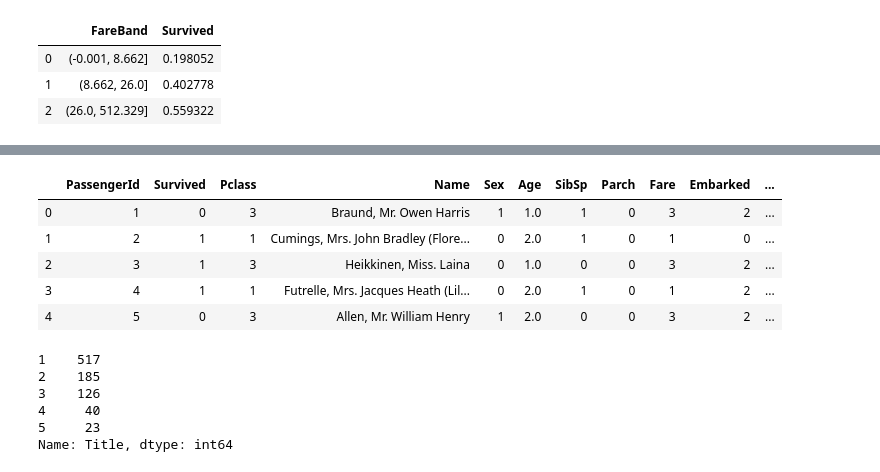
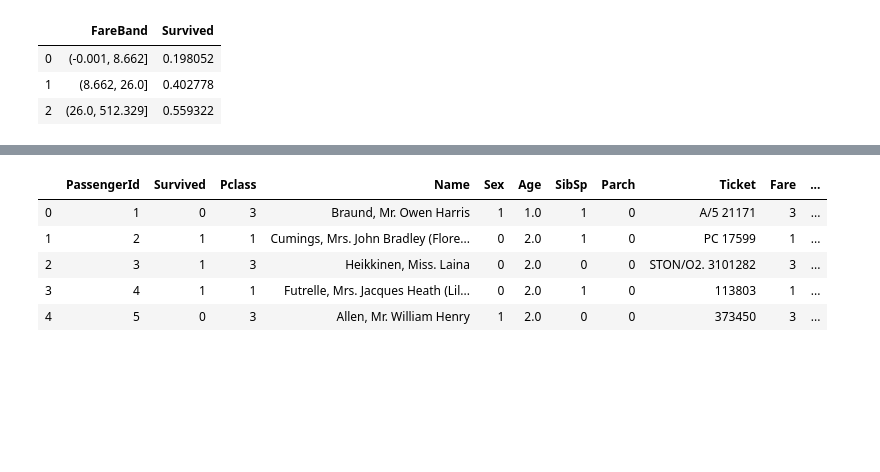
Before and after one commit to henriquebferreira/titanic-kaggle, a Jupyter notebook: predicting-titanic-survivors.ipynb, the cells around one changed output, grey strips where cells are left out. Cells and saved outputs as stored; diff of their text form; code cells hidden in the pictures; blank space fills up the shorter version.

```diff
--- a/predicting-titanic-survivors.ipynb
+++ b/predicting-titanic-survivors.ipynb
@@ -172,7 +114,0 @@ data_train[['Pclass', 'Survived']].groupby(['Pclass'], as_index=False).mean().so
-# %%
-for data in data_train_test:
-    data['Embarked'].fillna(data['Embarked'].mode()[0], inplace = True)
-    data['Age'].fillna(data['Age'].median(), inplace = True)
-    data['Fare'].fillna(data['Fare'].median(), inplace = True)
-
-    data.info()
@@ -196,0 +185,6 @@ memory usage: 29.5+ KB
+# %%
+for data in data_train_test:
+    data['TicketType'] = data.Ticket.str.split(" ", 1, expand=False).str.get(0)
+
+print(data_train['TicketType'].value_counts())
+print("Unique ticket types: ", data_train['TicketType'].nunique())
@@ -237,7 +250,5 @@ data_train[['Title', 'Survived']].groupby(['Title'], as_index=False).mean()
 # %%
-title_mapping = {"Mr": 1, "Miss": 2, "Mrs": 3, "Master": 4, "Rare": 5}
+title_mapping = {"Master": 0, "Miss": 1, "Mr": 2, "Mrs": 3, "Rare": 4}
 for data in data_train_test:
     data['Title'] = data['Title'].map(title_mapping)
-    data['Title'] = data['Title'].fillna(0)
-
-data_train.head()
+    data['Title'] = data['Title'].fillna(0)  # review this fillna 0
@@ -316,7 +349,7 @@ data_train.head(10)
 # %%
 # New feature called SocialStatus = Fare * Pclass
 for data in data_train_test:
-    data['SocialStatus'] = data.Pclass * data.Fare
+    data['SocialStatus'] = data.Pclass + data.Fare
 
     #Discrete variables
     data['FamilySize'] = data ['SibSp'] + data['Parch'] + 1
@@ -358,28 +390,19 @@ data_train[['AgeBand', 'Survived']].groupby(['AgeBand'], as_index=False).mean().
 | 4 | (64.084, 80.0] | 0.090909 |
 # %%
 for data in data_train_test:
-    data.loc[ data['Age'] <= 16, 'Age'] = 0
-    data.loc[(data['Age'] > 16) & (data['Age'] <= 32), 'Age'] = 1
-    data.loc[(data['Age'] > 32) & (data['Age'] <= 48), 'Age'] = 2
-    data.loc[(data['Age'] > 48) & (data['Age'] <= 64), 'Age'] = 3
-    data.loc[ data['Age'] > 64, 'Age']
+    data.loc[ data['Age'] <= 12, 'Age'] = 0
+    data.loc[(data['Age'] > 12) & (data['Age'] <= 24), 'Age'] = 1
+    data.loc[(data['Age'] > 24) & (data['Age'] <= 45), 'Age'] = 2
+    data.loc[(data['Age'] > 45) & (data['Age'] <= 60), 'Age'] = 3
+    data.loc[ data['Age'] > 60, 'Age']
 data_train.head()
 # %% [output]
-|  | PassengerId | Survived | Pclass | Name | Sex | Age | SibSp | Parch | Fare | Embarked | ... |
-| 0 | 1 | 0 | 3 | Braund, Mr. Owen Harris | 1 | 1.0 | 1 | 0 | 3 | 2 | ... |
-| 1 | 2 | 1 | 1 | Cumings, Mrs. John Bradley (Flore... | 0 | 2.0 | 1 | 0 | 1 | 0 | ... |
-| 2 | 3 | 1 | 3 | Heikkinen, Miss. Laina | 0 | 1.0 | 0 | 0 | 3 | 2 | ... |
-| 3 | 4 | 1 | 1 | Futrelle, Mrs. Jacques Heath (Lil... | 0 | 2.0 | 1 | 0 | 1 | 2 | ... |
-| 4 | 5 | 0 | 3 | Allen, Mr. William Henry | 1 | 2.0 | 0 | 0 | 3 | 2 | ... |
+|  | PassengerId | Survived | Pclass | Name | Sex | Age | SibSp | Parch | Ticket | Fare | ... |
+| 0 | 1 | 0 | 3 | Braund, Mr. Owen Harris | 1 | 1.0 | 1 | 0 | A/5 21171 | 3 | ... |
+| 1 | 2 | 1 | 1 | Cumings, Mrs. John Bradley (Flore... | 0 | 2.0 | 1 | 0 | PC 17599 | 1 | ... |
+| 2 | 3 | 1 | 3 | Heikkinen, Miss. Laina | 0 | 2.0 | 0 | 0 | STON/O2. 3101282 | 3 | ... |
+| 3 | 4 | 1 | 1 | Futrelle, Mrs. Jacques Heath (Lil... | 0 | 2.0 | 1 | 0 | 113803 | 1 | ... |
+| 4 | 5 | 0 | 3 | Allen, Mr. William Henry | 1 | 2.0 | 0 | 0 | 373450 | 3 | ... |
-# %%
-print(data_train['Title'].value_counts())
-# %% [output]
-1    517
-2    185
-3    126
-4     40
-5     23
-Name: Title, dtype: int64
 # %%
 data_train = data_train.drop(['AgeBand'], axis=1)
 data_train_test = [data_train, data_test]
```
Also changed, not shown: parts of 70 cells of this notebook.
